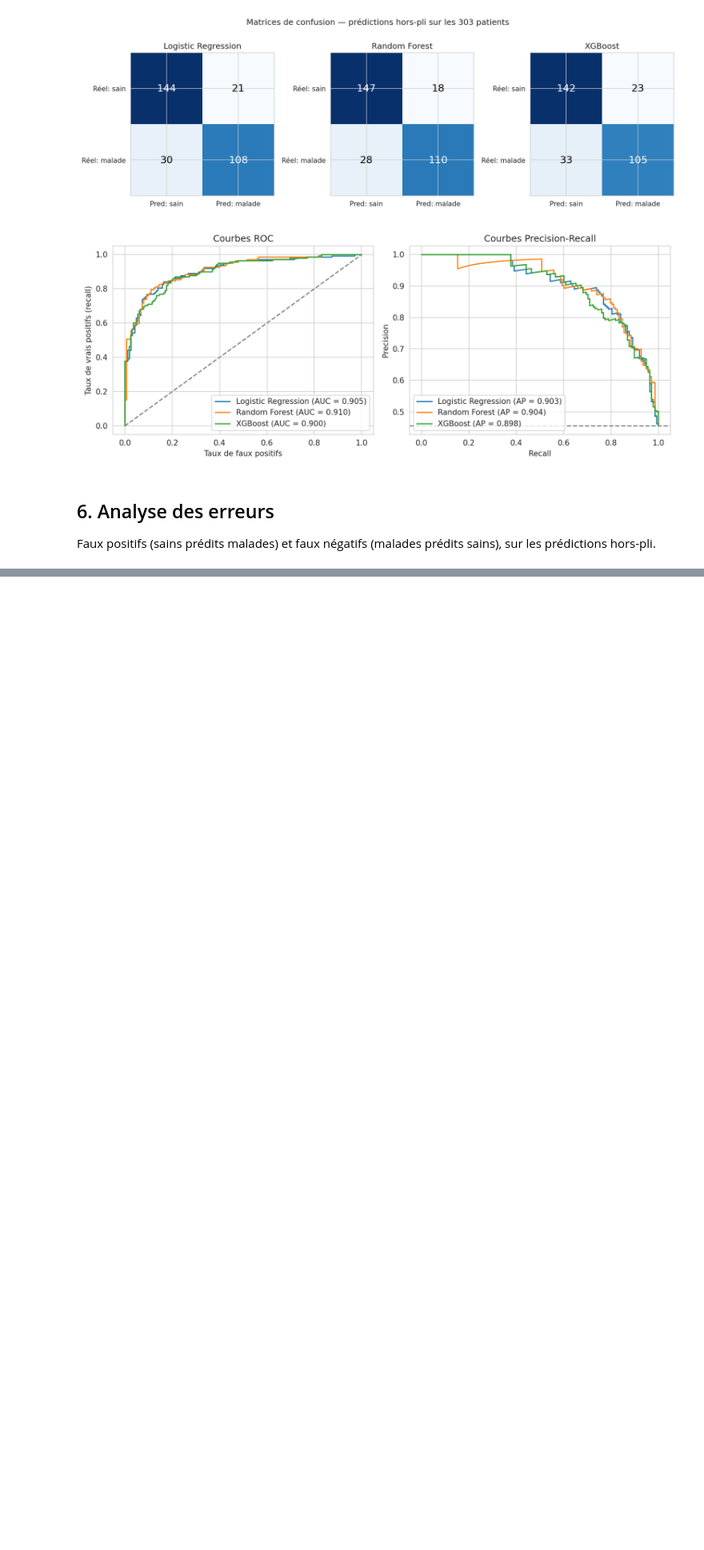
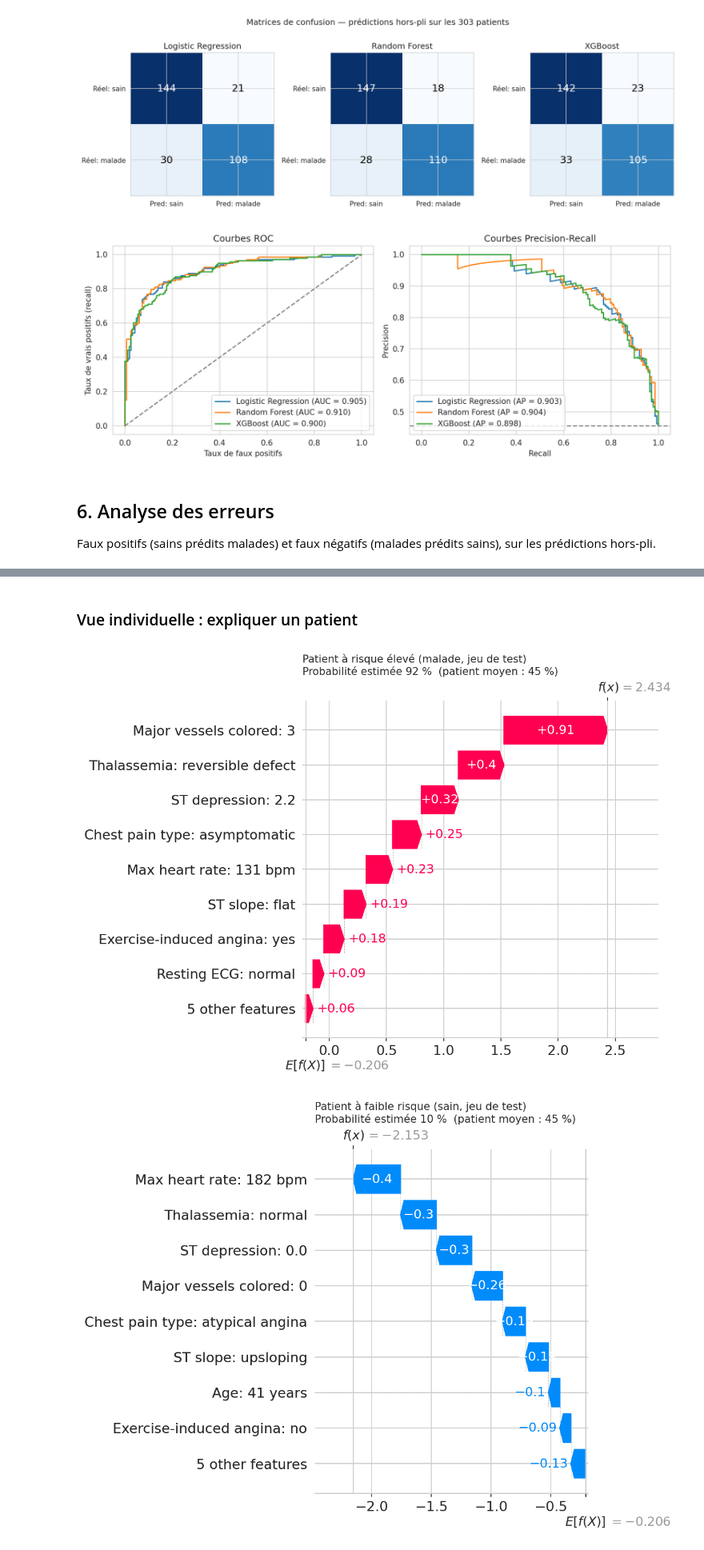
Before and after one commit to dohamly/heart-disease-shap, a Jupyter notebook: notebooks/heart_disease_analysis.ipynb, the cells around one changed output, grey strips where cells are left out. Shown at 80% size. Drawn from its saved outputs; the diff is of its cells as text; code cells hidden in the pictures; blank space fills up the shorter version.

```diff
--- a/notebooks/heart_disease_analysis.ipynb
+++ b/notebooks/heart_disease_analysis.ipynb
@@ -304,0 +313,7 @@ shap.plots.waterfall(sv[0], max_display=10)
+# %% [markdown]
+### Vue individuelle : expliquer un patient
+# %%
+display(Image("../models/shap_waterfall_plot.png"), Image("../models/shap_waterfall_low_risk.png"))
+# %% [output]
+[figure, added]
+[figure, added]
```
Also changed, not shown: parts of 18 cells of this notebook, 17 other files.
